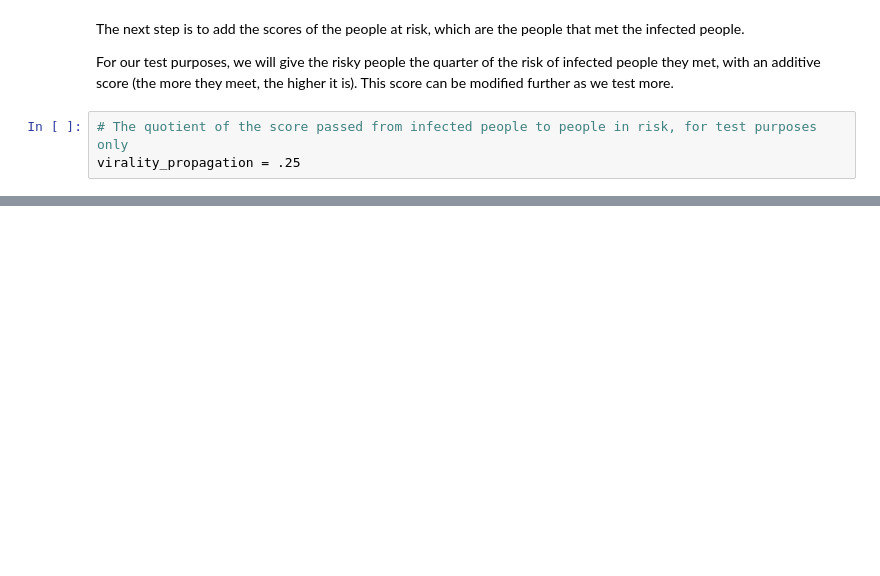
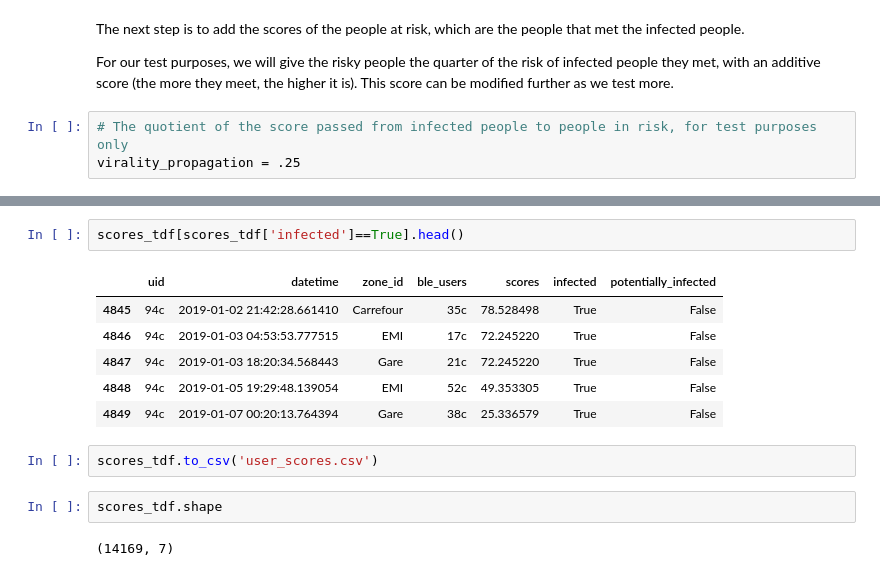
Before and after one commit to covid-ma-team/chantier-2, a Jupyter notebook: user_mobility_generation.ipynb, the cells around one changed output, grey strips where cells are left out. Drawn from its saved outputs; the diff is of its cells as text; blank space fills up the shorter version.

```diff
--- a/user_mobility_generation.ipynb
+++ b/user_mobility_generation.ipynb
@@ -367,0 +445,15 @@ virality_propagation = .25
+# %%
+scores_tdf[scores_tdf['infected']==True].head()
+# %% [output]
+|  | uid | datetime | zone_id | ble_users | scores | infected | potentially_infected |
+| 4845 | 94c | 2019-01-02 21:42:28.661410 | Carrefour | 35c | 78.528498 | True | False |
+| 4846 | 94c | 2019-01-03 04:53:53.777515 | EMI | 17c | 72.245220 | True | False |
+| 4847 | 94c | 2019-01-03 18:20:34.568443 | Gare | 21c | 72.245220 | True | False |
+| 4848 | 94c | 2019-01-05 19:29:48.139054 | EMI | 52c | 49.353305 | True | False |
+| 4849 | 94c | 2019-01-07 00:20:13.764394 | Gare | 38c | 25.336579 | True | False |
+# %%
+scores_tdf.to_csv('user_scores.csv')
+# %%
+scores_tdf.shape
+# %% [output]
+(14169, 7)
```
Also changed, not shown: parts of 20 cells of this notebook, 1 other file.
